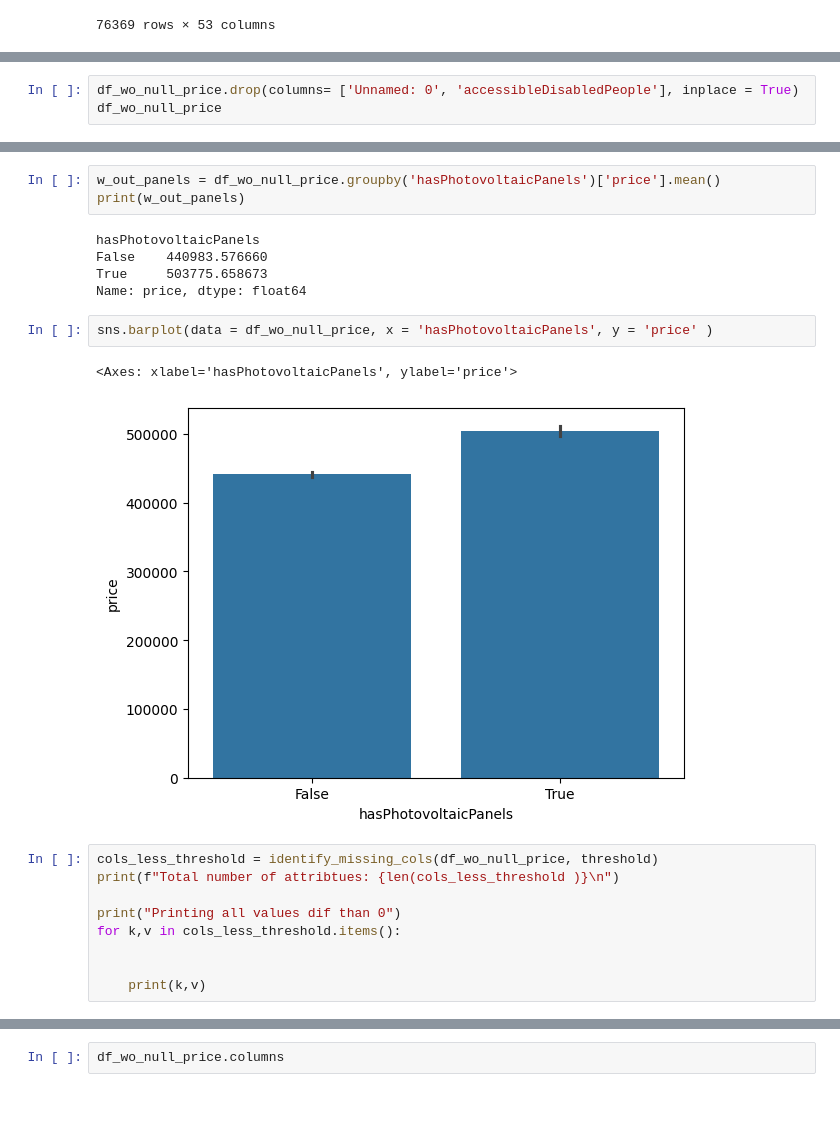
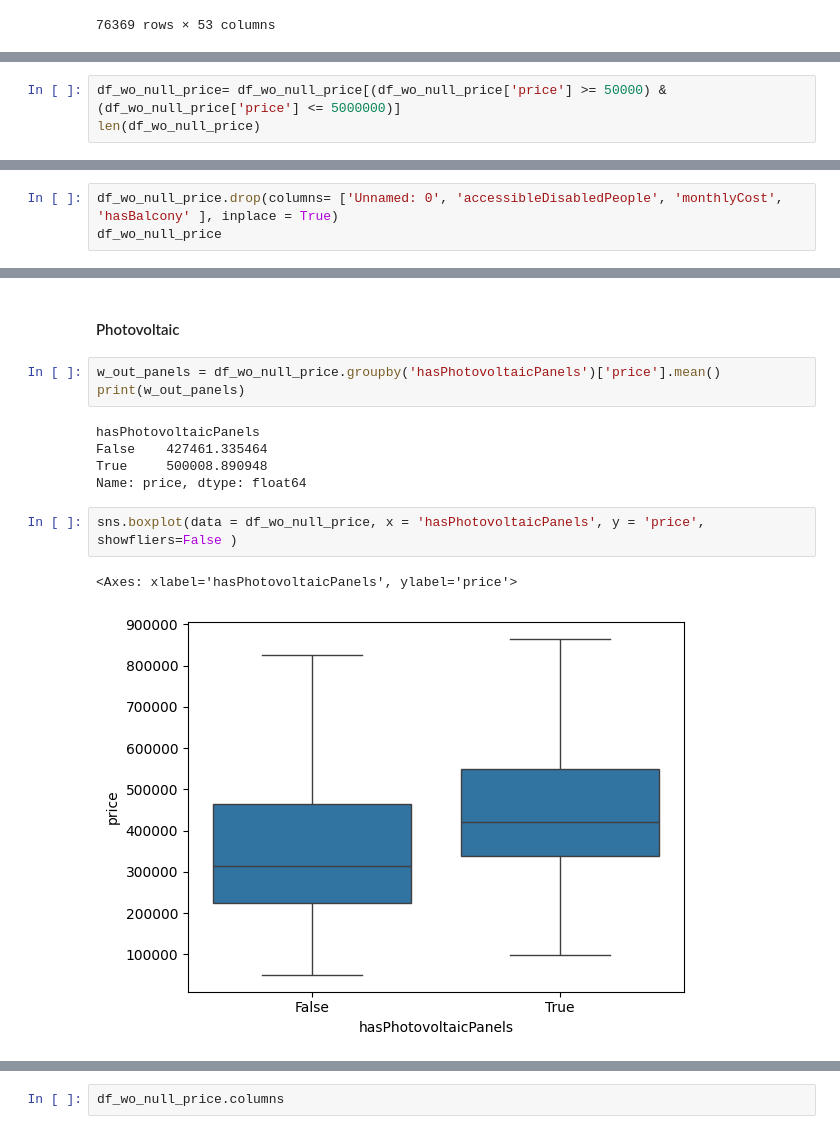
Before and after one commit to hermstefanny/immo-eliza-analysis, a Jupyter notebook: cleaning_notebook.ipynb, the cells around one changed output, grey strips where cells are left out. Cells and saved outputs as stored; diff of their text form; blank space fills up the shorter version.

```diff
--- a/cleaning_notebook.ipynb
+++ b/cleaning_notebook.ipynb
@@ -118,0 +97,3 @@ df_wo_null_price
+# %%
+df_wo_null_price= df_wo_null_price[(df_wo_null_price['price'] >= 50000) & (df_wo_null_price['price'] <= 5000000)]
+len(df_wo_null_price)
@@ -119,5 +144,5 @@ df_wo_null_price
 # %%
-df_wo_null_price.drop(columns= ['Unnamed: 0', 'accessibleDisabledPeople'], inplace = True)
+df_wo_null_price.drop(columns= ['Unnamed: 0', 'accessibleDisabledPeople', 'monthlyCost', 'hasBalcony' ], inplace = True)
 df_wo_null_price
 # %% [output]
 A value is trying to be set on a copy of a slice from a DataFrame
@@ -160,22 +257,15 @@ sns.barplot(data = df_wo_null_price, x = 'hasSwimmingPool', y = 'price' )
+# %% [markdown]
+#### Photovoltaic
 # %%
 w_out_panels = df_wo_null_price.groupby('hasPhotovoltaicPanels')['price'].mean()
 print(w_out_panels)
 # %% [output]
 hasPhotovoltaicPanels
-False    440983.576660
-True     503775.658673
+False    427461.335464
+True     500008.890948
 Name: price, dtype: float64
 # %%
-sns.barplot(data = df_wo_null_price, x = 'hasPhotovoltaicPanels', y = 'price' )
+sns.boxplot(data = df_wo_null_price, x = 'hasPhotovoltaicPanels', y = 'price',  showfliers=False )
 # %% [output]
 <Axes: xlabel='hasPhotovoltaicPanels', ylabel='price'>
-[figure, old version]
+[figure, new version]
-# %%
-cols_less_threshold = identify_missing_cols(df_wo_null_price, threshold)
-print(f"Total number of attribtues: {len(cols_less_threshold )}\n")
-
-print("Printing all values dif than 0")
-for k,v in cols_less_threshold.items():
-
-
-    print(k,v)
```
Also changed, not shown: parts of 48 cells of this notebook, 1 other file.
